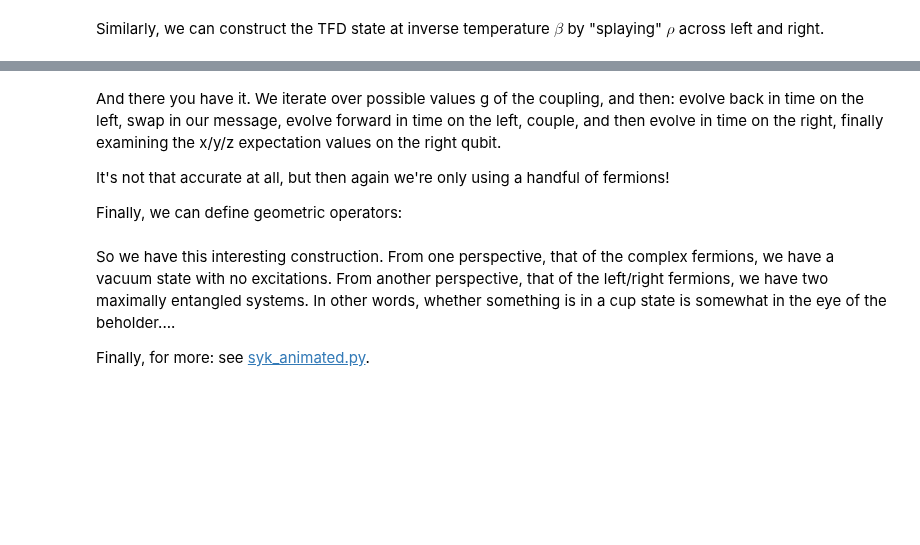
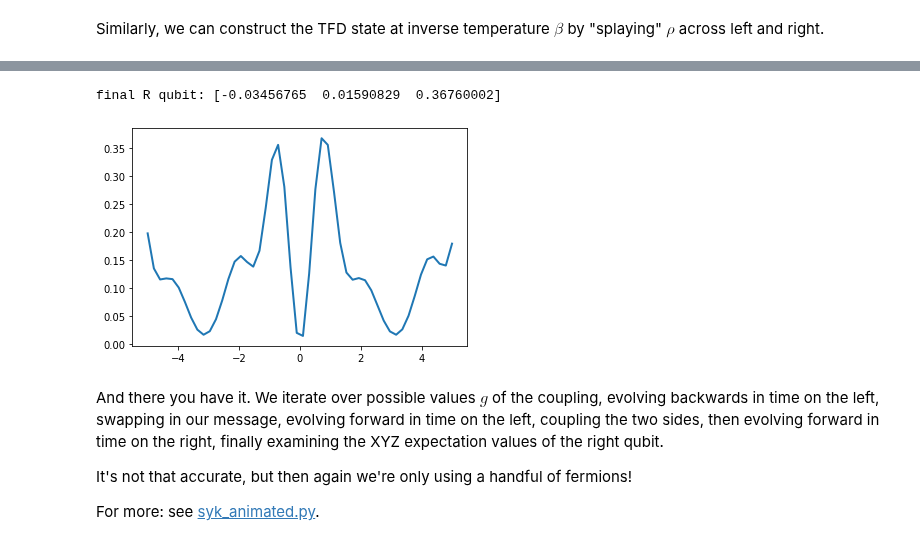
Before and after one commit to heyredhat/heyredhat.github.io, a Jupyter notebook: 3.1_Majorana_Fermions_and_SYK.ipynb, the cells around one changed output, grey strips where cells are left out. Cells and saved outputs as stored; diff of their text form; code cells hidden in the pictures; blank space fills up the shorter version.

```diff
--- a/3.1_Majorana_Fermions_and_SYK.ipynb
+++ b/3.1_Majorana_Fermions_and_SYK.ipynb
@@ -360,13 +463,14 @@ Cool! So let's start our wormhole protocol. We start with a msg in the spin up s
 # %%
+IDrest = qt.identity(2**N)
+IDrest.dims = [[2]*N, [2]*N]
+
 msg = qt.basis(2,0)
-big_I = qt.tensor(msg, I)
-big_TFD = qt.tensor(msg, TFD)
+state = qt.tensor(msg, TFD)
 
-msgXYZ = {"I": qt.tensor(qt.identity(2), IDn),\
-          "X": qt.tensor(qt.sigmax(), IDn),\
-          "Y": qt.tensor(qt.sigmay(), IDn),\
-          "Z":qt.tensor(qt.sigmaz(), IDn)}
+XYZ_msg = {"I": qt.tensor(qt.identity(2), IDrest),\
+           "X": qt.tensor(qt.sigmax(), IDrest),\
+           "Y": qt.tensor(qt.sigmay(), IDrest),\
+           "Z": qt.tensor(qt.sigmaz(), IDrest)}
 
-def Ostar(state):
-    global msgXYZ
-    return [qt.expect(msgXYZ[o], state) for o in ["I", "X", "Y", "Z"]]
+XYZ_L_ = dict([(op_name, qt.tensor(qt.identity(2), op)) for op_name, op in XYZ_L.items()])
+XYZ_R_ = dict([(op_name, qt.tensor(qt.identity(2), op)) for op_name, op in XYZ_R.items()])
@@ -428,31 +523,31 @@ So now we have all the ingredients in place.
 # %%
 %matplotlib inline
 import matplotlib.pyplot as plt
 
-state = big_TFD.copy()
-big_EL = qt.tensor(qt.identity(2), EL)
-big_ER = qt.tensor(qt.identity(2), ER)
+HL_ = qt.tensor(qt.identity(2), HL)
+HR_ = qt.tensor(qt.identity(2), HR)
+SIZE = qt.tensor(qt.identity(2), sum([cf_.dag()*cf_ for cf_ in cf[2:]]))
 
-tiny_N = sum([a.dag()*a for a in f])#skip the first complex fermion?
-big_N = qt.tensor(qt.identity(2), tiny_N)
+def wormhole(state, g, t=10):
+    global HL, HR, SIZE
+    return (-1j*HR_*t).expm()*(1j*g*SIZE).expm()*(-1j*HL_*t).expm()*INSERT*(1j*HL_*t).expm()*state
 
-def teleportation(state, g, t=100):
-    global big_EL, big_ER, big_N, INSERT
-    return (-1j*big_ER*t).expm()*(1j*g*big_N).expm()*(-1j*big_EL*t).expm()*INSERT*(1j*big_EL*t).expm()*state
+G = np.linspace(-5, 5, 50)
+Z = [qt.expect(XYZ_R_["Z"], wormhole(state, g)) for g in G]
+g = G[np.argmax(Z)] # since we started with the msg being [0,0,1]
 
-G = np.linspace(-10, 10, 300)
-Zs = [qt.expect(RXYZ["Z"], teleportation(state, g)) for g in G]
-g = G[np.argmin(Zs)]
+final_state = wormhole(state, g)
+final_qubit = qubit_xyz(final_state, XYZ_R_)
 
-state2 = teleportation(state, g)
-exiting_star = Rstar(state2)
-
-print(exiting_star)
-plt.plot(G, Zs, linewidth=2.0)
+print("final R qubit: %s" % final_qubit)
+plt.plot(G, Z, linewidth=2.0)
 plt.show()
+# %% [output]
+final R qubit: [-0.03456765  0.01590829  0.36760002]
+[figure, added]
 # %% [markdown]
-And there you have it. We iterate over possible values g of the coupling, and then: evolve back in time on the left, swap in our message, evolve forward in time on the left, couple, and then evolve in time on the right, finally examining the x/y/z expectation values on the right qubit.
+And there you have it. We iterate over possible values $g$ of the coupling, evolving backwards in time on the left, swapping in our message, evolving forward in time on the left, coupling the two sides, then evolving forward in time on the right, finally examining the XYZ expectation values of the right qubit.
 
-It's not that accurate at all, but then again we're only using a handful of fermions!
+It's not that accurate, but then again we're only using a handful of fermions!
 
-Finally, we can define geometric operators:
+For more: see [syk_animated.py](examples/syk_animated.py).
@@ -466,4 +553,0 @@ P = -1j*commutator(BOOST, TE)
-# %% [markdown]
-So we have this interesting construction. From one perspective, that of the complex fermions, we have a vacuum state with no excitations. From another perspective, that of the left/right fermions, we have two maximally entangled systems. In other words, whether something is in a cup state is somewhat in the eye of the beholder....
-
-Finally, for more: see [syk_animated.py](examples/syk_animated.py).
```
Also changed, not shown: parts of 45 cells of this notebook, 5 other files.
